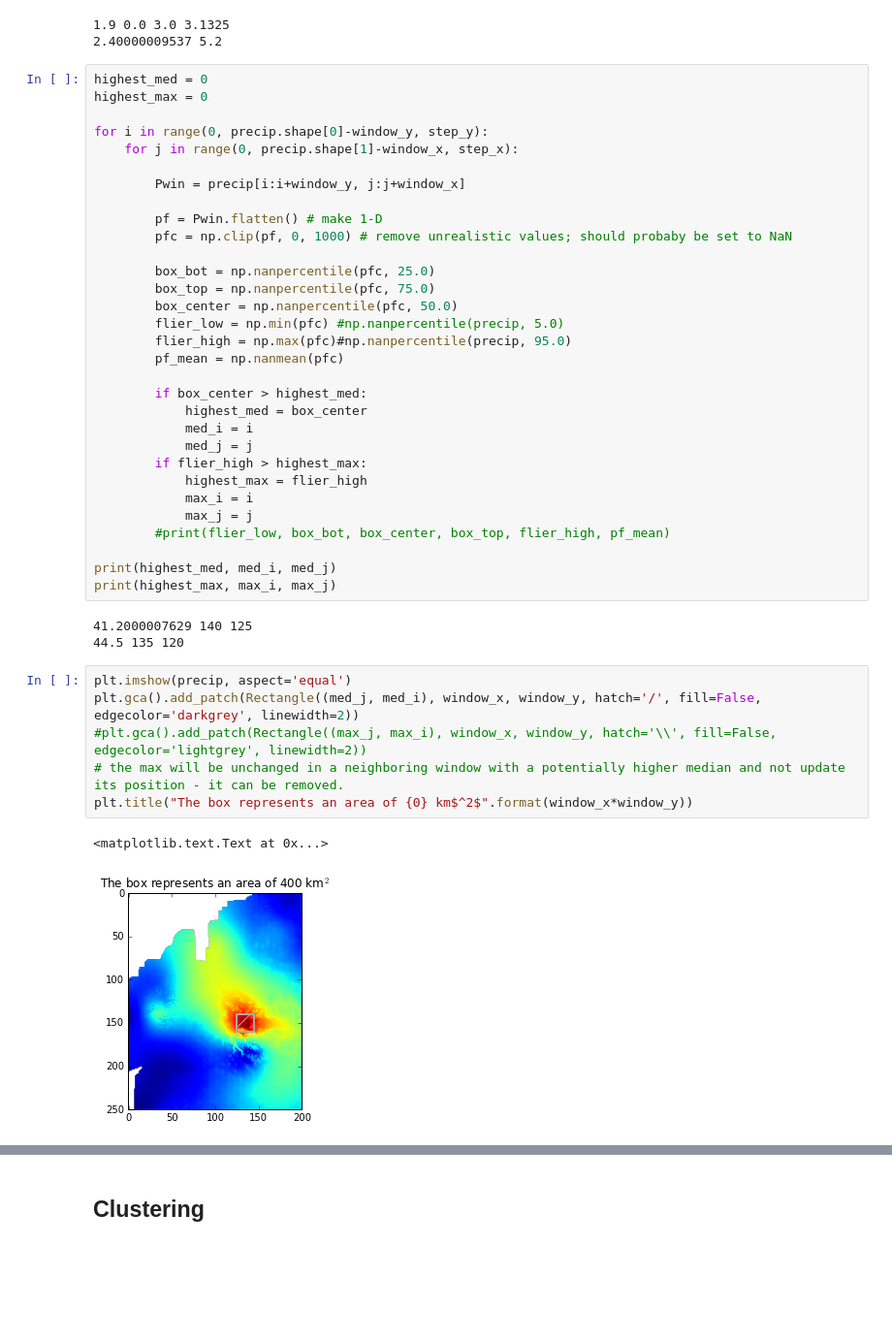
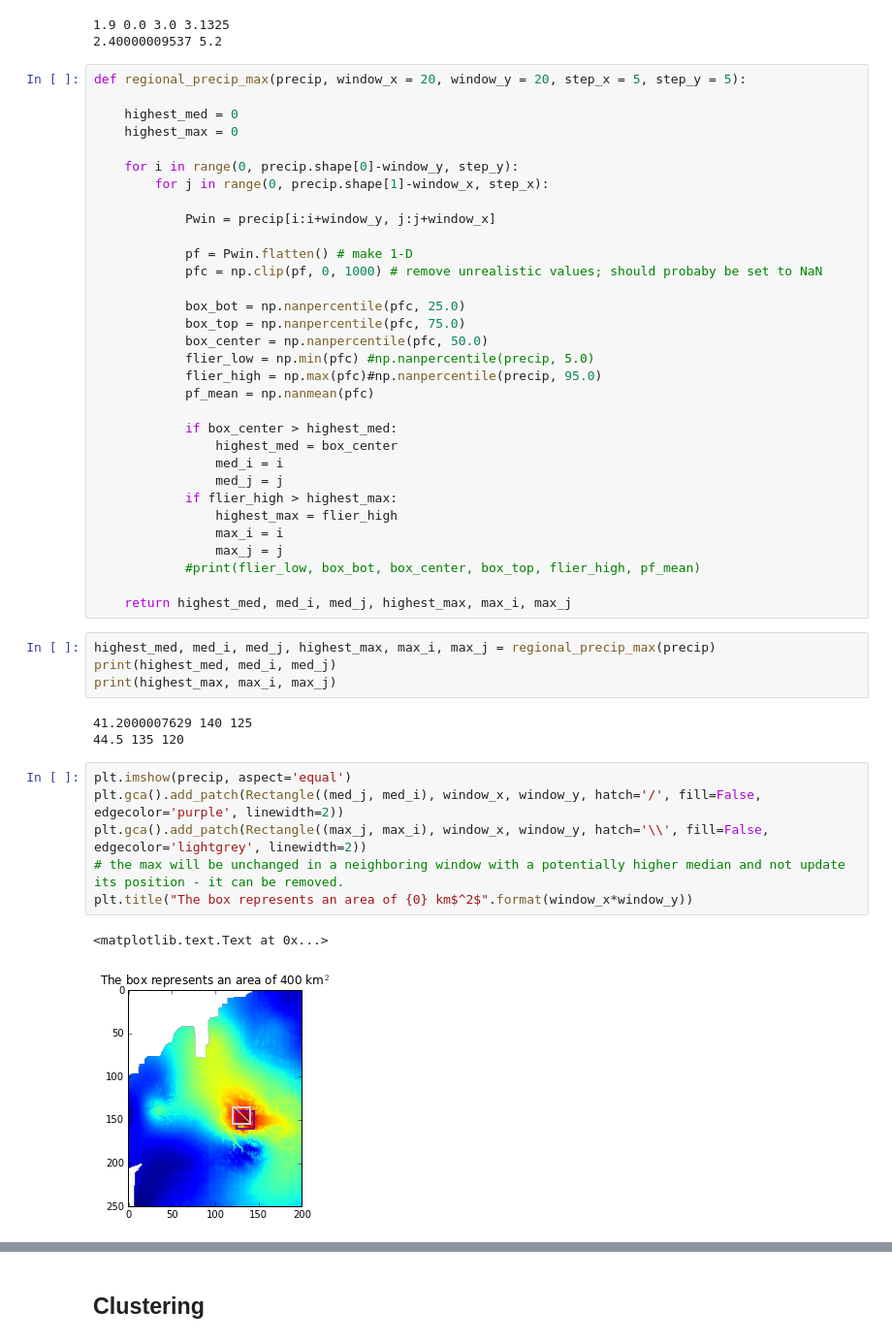
Before and after one commit to kmunve/APS, a Jupyter notebook: aps/notebooks/regional_precipitation_distribution.ipynb, the cells around one changed output, grey strips where cells are left out. Shown at 97% size. Cells and saved outputs as stored; diff of their text form; blank space fills up the shorter version.

Commit message:
added two other examples to the precip detection notebook

```diff
--- a/aps/notebooks/regional_precipitation_distribution.ipynb
+++ b/aps/notebooks/regional_precipitation_distribution.ipynb
@@ -90,45 +90,50 @@ print(box_center, flier_high)
 1.9 0.0 3.0 3.1325
 2.40000009537 5.2
 # %%
-highest_med = 0
-highest_max = 0
+def regional_precip_max(precip, window_x = 20, window_y = 20, step_x = 5, step_y = 5):
 
-for i in range(0, precip.shape[0]-window_y, step_y):
-    for j in range(0, precip.shape[1]-window_x, step_x):
+    highest_med = 0
+    highest_max = 0
 
-        Pwin = precip[i:i+window_y, j:j+window_x]
+    for i in range(0, precip.shape[0]-window_y, step_y):
+        for j in range(0, precip.shape[1]-window_x, step_x):
 
-        pf = Pwin.flatten() # make 1-D
-        pfc = np.clip(pf, 0, 1000) # remove unrealistic values; should probaby be set to NaN
+            Pwin = precip[i:i+window_y, j:j+window_x]
 
-        box_bot = np.nanpercentile(pfc, 25.0)
-        box_top = np.nanpercentile(pfc, 75.0)
-        box_center = np.nanpercentile(pfc, 50.0)
-        flier_low = np.min(pfc) #np.nanpercentile(precip, 5.0)
-        flier_high = np.max(pfc)#np.nanpercentile(precip, 95.0)
-        pf_mean = np.nanmean(pfc)
+            pf = Pwin.flatten() # make 1-D
+            pfc = np.clip(pf, 0, 1000) # remove unrealistic values; should probaby be set to NaN
 
-        if box_center > highest_med:
-            highest_med = box_center
-            med_i = i
-            med_j = j
-        if flier_high > highest_max:
-            highest_max = flier_high
-            max_i = i
-            max_j = j
-        #print(flier_low, box_bot, box_center, box_top, flier_high, pf_mean)
+            box_bot = np.nanpercentile(pfc, 25.0)
+            box_top = np.nanpercentile(pfc, 75.0)
+            box_center = np.nanpercentile(pfc, 50.0)
+            flier_low = np.min(pfc) #np.nanpercentile(precip, 5.0)
+            flier_high = np.max(pfc)#np.nanpercentile(precip, 95.0)
+            pf_mean = np.nanmean(pfc)
 
-print(highest_med, med_i, med_j)
-print(highest_max, max_i, max_j)
+            if box_center > highest_med:
+                highest_med = box_center
+                med_i = i
+                med_j = j
+            if flier_high > highest_max:
+                highest_max = flier_high
+                max_i = i
+                max_j = j
+            #print(flier_low, box_bot, box_center, box_top, flier_high, pf_mean)
+
+    return highest_med, med_i, med_j, highest_max, max_i, max_j
-# %% [output]
-41.2000007629 140 125
-44.5 135 120
+# %%
+highest_med, med_i, med_j, highest_max, max_i, max_j = regional_precip_max(precip)
+print(highest_med, med_i, med_j)
+print(highest_max, max_i, max_j)
+# %% [output]
+41.2000007629 140 125
+44.5 135 120
 # %%
 plt.imshow(precip, aspect='equal')
-plt.gca().add_patch(Rectangle((med_j, med_i), window_x, window_y, hatch='/', fill=False, edgecolor='darkgrey', linewidth=2))
-#plt.gca().add_patch(Rectangle((max_j, max_i), window_x, window_y, hatch='\\', fill=False, edgecolor='lightgrey', linewidth=2))
+plt.gca().add_patch(Rectangle((med_j, med_i), window_x, window_y, hatch='/', fill=False, edgecolor='purple', linewidth=2))
+plt.gca().add_patch(Rectangle((max_j, max_i), window_x, window_y, hatch='\\', fill=False, edgecolor='lightgrey', linewidth=2))
 # the max will be unchanged in a neighboring window with a potentially higher median and not update its position - it can be removed.
 plt.title("The box represents an area of {0} km$^2$".format(window_x*window_y))
 # %% [output]
 <matplotlib.text.Text at 0x...>
-[figure, old version]
+[figure, new version]
```
Also changed, not shown: parts of 11 cells of this notebook, 2 other files.
